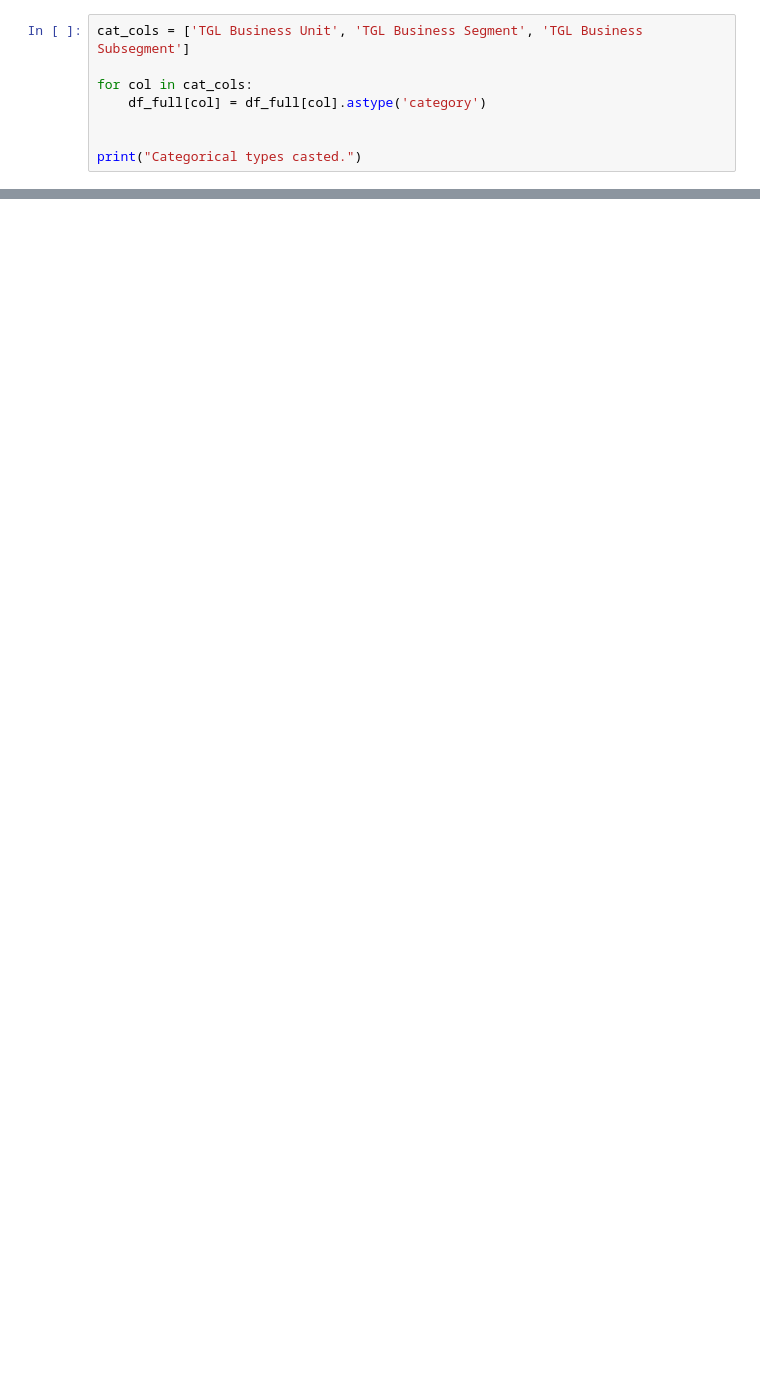
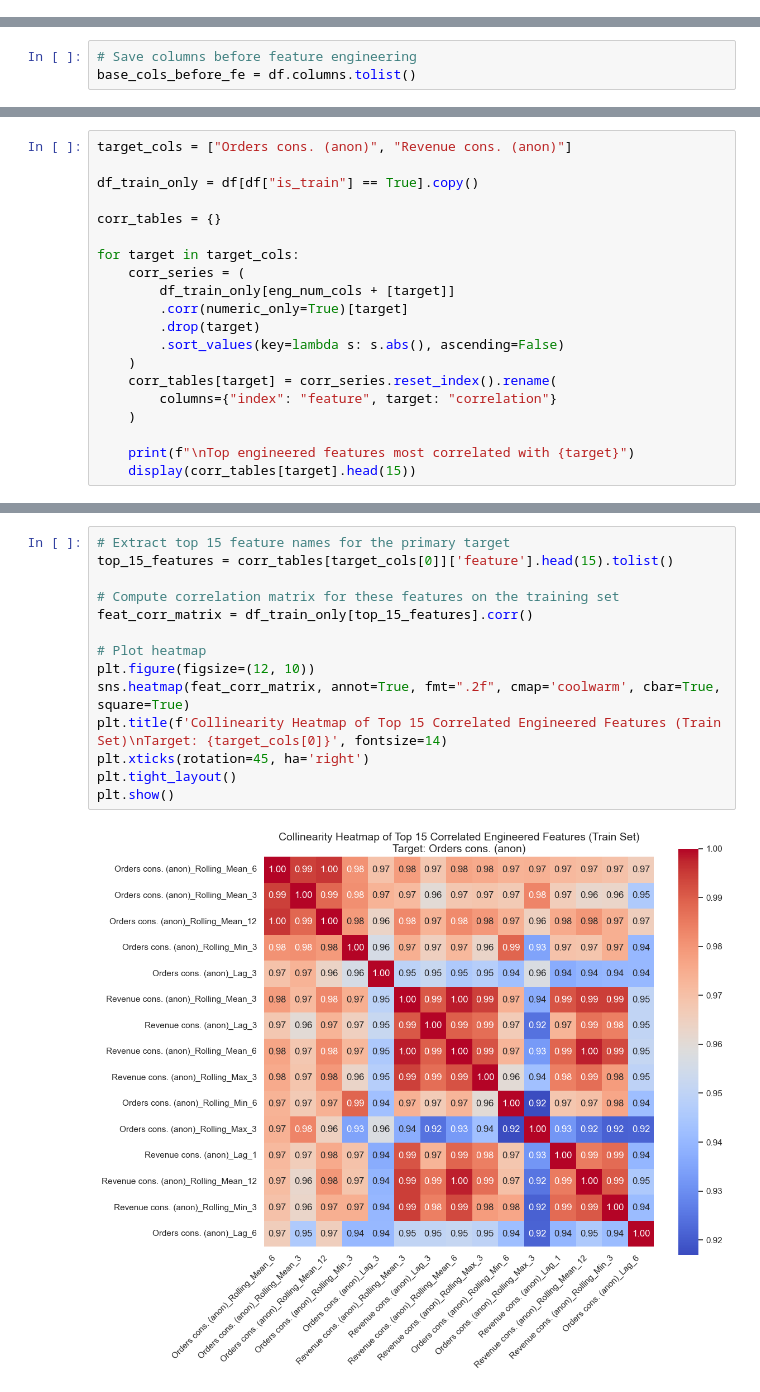
Before and after one commit to RuiSousaFerreiraIMS/Siemens_Advanta_BC, a Jupyter notebook: notebooks/4)Feature_Engineering.ipynb, the cells around one changed output, grey strips where cells are left out. Saved outputs shown, nothing was run; the diff lists cells and outputs as text; blank space fills up the shorter version.

```diff
--- a/notebooks/4)Feature_Engineering.ipynb
+++ b/notebooks/4)Feature_Engineering.ipynb
@@ -126,8 +0,0 @@ Set categorical columns correctly so LightGBM can optimally process them nativel
-# %%
-cat_cols = ['TGL Business Unit', 'TGL Business Segment', 'TGL Business Subsegment']
-
-for col in cat_cols:
-    df_full[col] = df_full[col].astype('category')
-
-
-print("Categorical types casted.")
@@ -169,0 +49,3 @@ df_train_fe.head()
+# %%
+# Save columns before feature engineering
+base_cols_before_fe = df.columns.tolist()
@@ -169,0 +303,20 @@ df_train_fe.head()
+# %%
+target_cols = ["Orders cons. (anon)", "Revenue cons. (anon)"]
+
+df_train_only = df[df["is_train"] == True].copy()
+
+corr_tables = {}
+
+for target in target_cols:
+    corr_series = (
+        df_train_only[eng_num_cols + [target]]
+        .corr(numeric_only=True)[target]
+        .drop(target)
+        .sort_values(key=lambda s: s.abs(), ascending=False)
+    )
+    corr_tables[target] = corr_series.reset_index().rename(
+        columns={"index": "feature", target: "correlation"}
+    )
+
+    print(f"\nTop engineered features most correlated with {target}")
+    display(corr_tables[target].head(15))
@@ -169,0 +541,16 @@ df_train_fe.head()
+# %%
+# Extract top 15 feature names for the primary target
+top_15_features = corr_tables[target_cols[0]]['feature'].head(15).tolist()
+
+# Compute correlation matrix for these features on the training set
+feat_corr_matrix = df_train_only[top_15_features].corr()
+
+# Plot heatmap
+plt.figure(figsize=(12, 10))
+sns.heatmap(feat_corr_matrix, annot=True, fmt=".2f", cmap='coolwarm', cbar=True, square=True)
+plt.title(f'Collinearity Heatmap of Top 15 Correlated Engineered Features (Train Set)\nTarget: {target_cols[0]}', fontsize=14)
+plt.xticks(rotation=45, ha='right')
+plt.tight_layout()
+plt.show()
+# %% [output]
+[figure, added]
```
Also changed, not shown: parts of 43 cells of this notebook, 1 other file.
